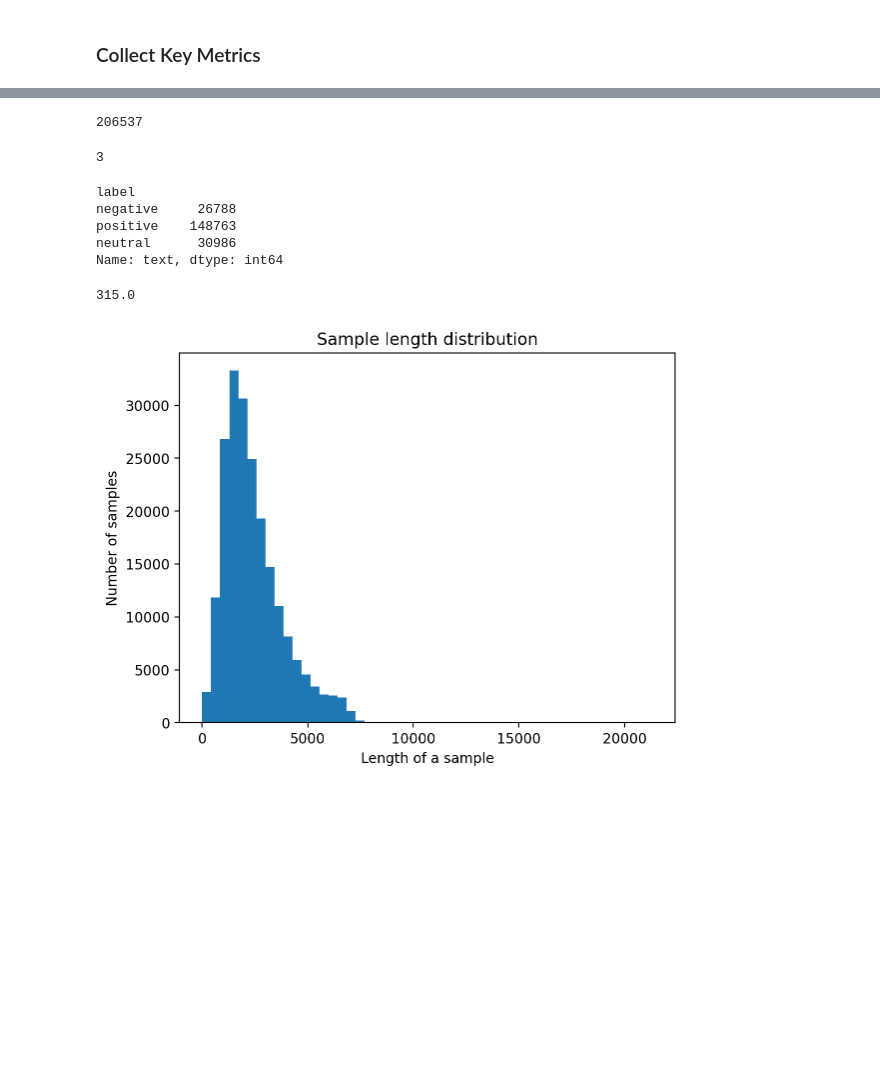
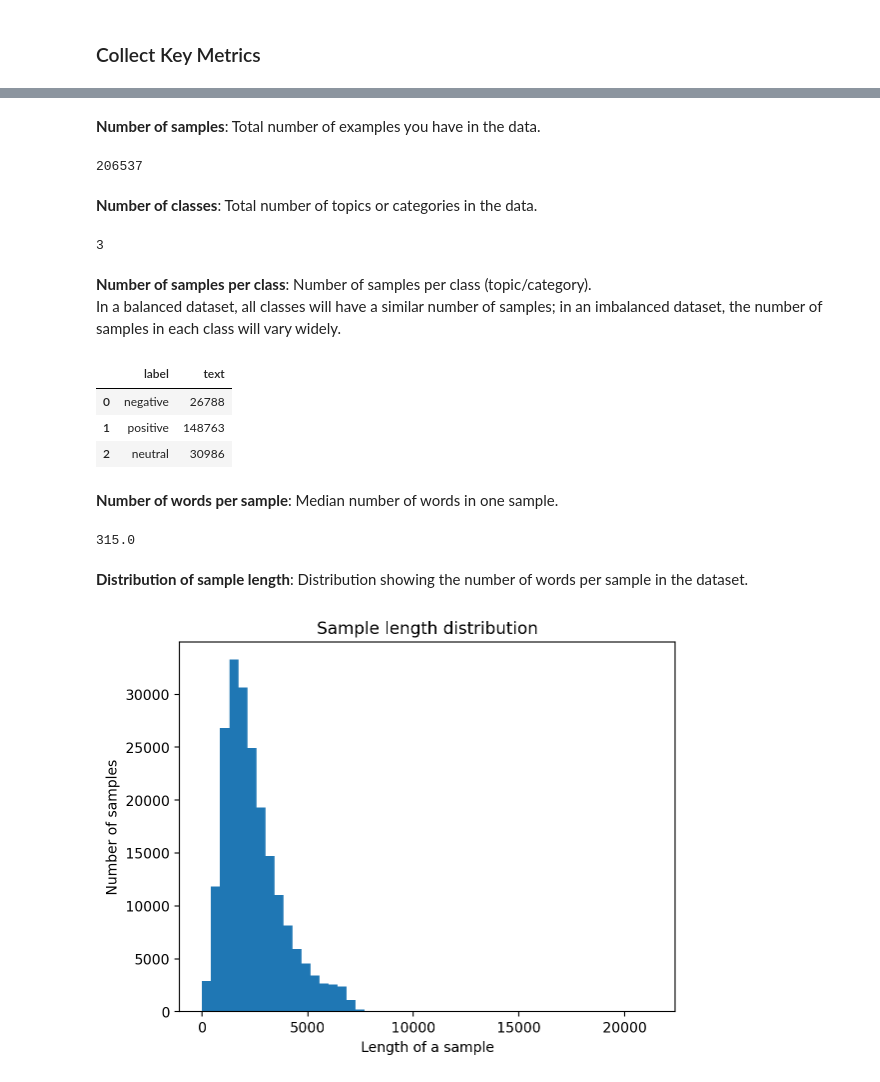
Before and after one commit to Extremesarova/shows_sentiment_analysis, a Jupyter notebook: notebooks/01_eda.ipynb, the cells around one changed output, grey strips where cells are left out. Drawn from its saved outputs; the diff is of its cells as text; code cells hidden in the pictures; blank space fills up the shorter version.

```diff
--- a/notebooks/01_eda.ipynb
+++ b/notebooks/01_eda.ipynb
@@ -170,27 +165,37 @@ Let’s see what the values for these metrics are for the reviews dataset.
+# %% [markdown]
+**Number of samples**: Total number of examples you have in the data.
 # %%
 num_samples = reviews.shape[0]
 num_samples
 # %% [output]
 206537
+# %% [markdown]
+**Number of classes**: Total number of topics or categories in the data.
 # %%
 num_classes = reviews["label"].nunique()
 num_classes
 # %% [output]
 3
+# %% [markdown]
+**Number of samples per class**: Number of samples per class (topic/category).
+In a balanced dataset, all classes will have a similar number of samples; in an imbalanced dataset, the number of samples in each class will vary widely.
 # %%
-num_samples_per_class = reviews.groupby("label")["text"].count()
+num_samples_per_class = reviews.groupby("label").agg({"text": "count"}).reset_index()
 num_samples_per_class
 # %% [output]
-label
-negative     26788
-positive    148763
-neutral      30986
-Name: text, dtype: int64
+|  | label | text |
+| 0 | negative | 26788 |
+| 1 | positive | 148763 |
+| 2 | neutral | 30986 |
+# %% [markdown]
+**Number of words per sample**: Median number of words in one sample.
 # %%
 num_words_per_sample = get_num_words_per_sample(reviews["text"].values)
 num_words_per_sample
 # %% [output]
 315.0
+# %% [markdown]
+**Distribution of sample length**: Distribution showing the number of words per sample in the dataset.
 # %%
 plot_sample_length_distribution(reviews["text"].values)
 # %% [output]
```
Also changed, not shown: parts of 7 cells of this notebook, 1 other file.
